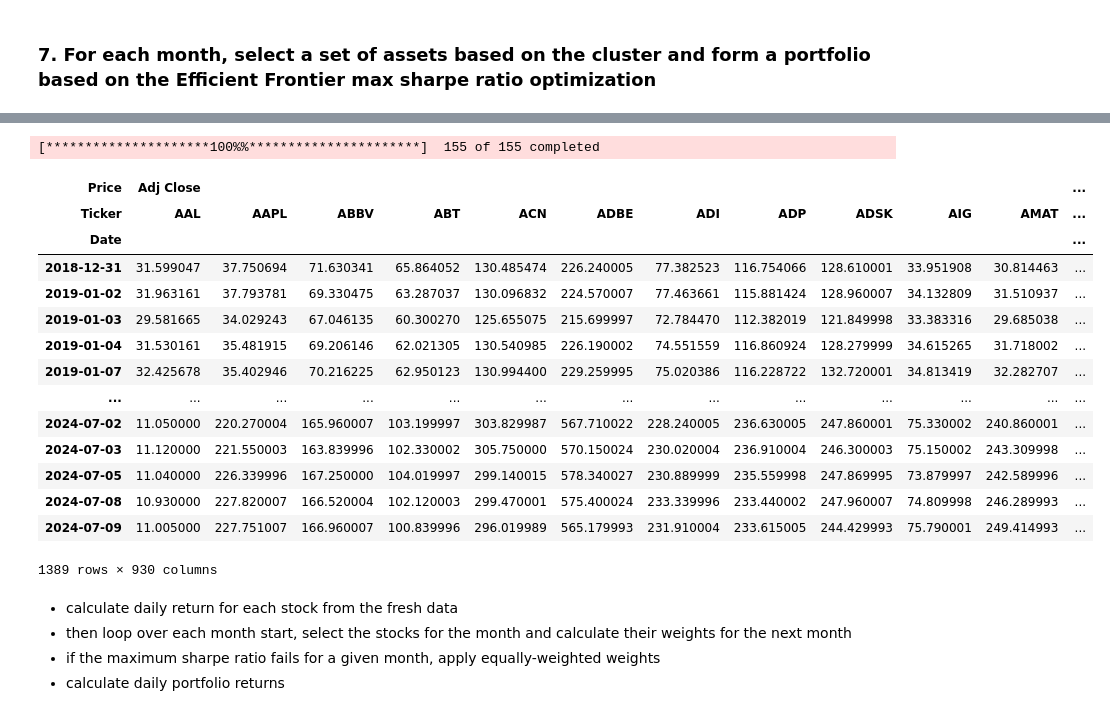
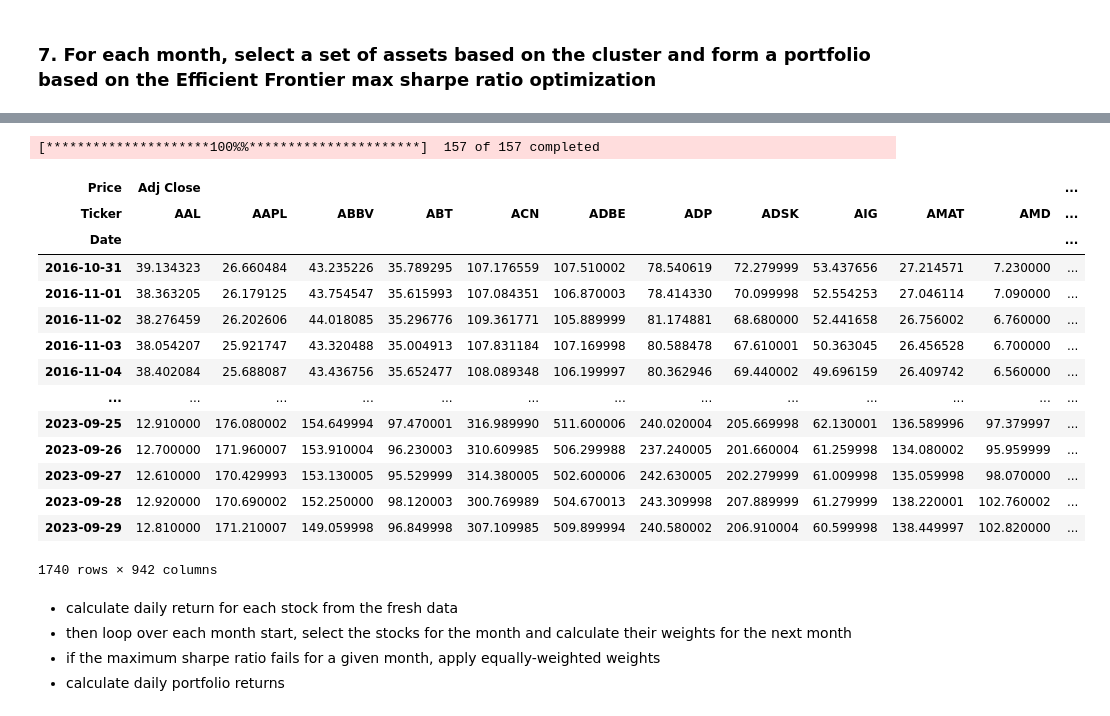
Before and after one commit to absirgue/unsupervised_trading_strategy, a Jupyter notebook: main.ipynb, the cells around one changed output, grey strips where cells are left out. Saved outputs shown, nothing was run; the diff lists cells and outputs as text; code cells hidden in the pictures.

```diff
--- a/main.ipynb
+++ b/main.ipynb
@@ -147,21 +174,21 @@ We do this in order to reflect different time series dynamics which reflect the
 # %%
 def calculate_returns(df):
 
-    lags = [1,2,3,6,9,12]
+    outlier_cutoff = 0.005
 
-    # There will certainly be outliers in our data. If it's the case we want to clip them. We detect outliers
-    # as points in the 99.5 percentile.
-    outlier_threshold = 0.005
+    lags = [1, 2, 3, 6, 9, 12]
 
     for lag in lags:
-        df[f"return_{lag}m"] = (df["adj close"]
-                                .pct_change(lag)
-                                .pipe(lambda x: x.clip(lower = x.quantile(outlier_threshold),upper=x.quantile(1-outlier_threshold)))
-                                .add(1)
-                                .pow(1/lag)
-                                .sub(1))
 
+        df[f'return_{lag}m'] = (df['adj close']
+                              .pct_change(lag)
+                              .pipe(lambda x: x.clip(lower=x.quantile(outlier_cutoff),
+                                                     upper=x.quantile(1-outlier_cutoff)))
+                              .add(1)
+                              .pow(1/lag)
+                              .sub(1))
     return df
+
 
 data = data.groupby(level=1, group_keys=False).apply(calculate_returns).dropna()
 
@@ -351,39 +441,49 @@ fixed_dates
 # %%
 from pypfopt.efficient_frontier import EfficientFrontier
-from pypfopt import risk_models, expected_returns
+from pypfopt import risk_models,expected_returns
 
-# Providing this function with price data for each stock for the past year will lead to weights forming a portfolio
-# of these stocks with max sharpe ratio.
-def optimize_weights(prices,lower_bound = 0):
-    returns = expected_returns.mean_historical_return(prices=prices, frequency=252)
-    cov = risk_models.sample_cov(prices=prices,frequency=252)
-    # We set the max weight to be 10% so that we ensure a diversified portfolio.
-    ef = EfficientFrontier(expected_returns=returns, cov_matrix=cov,solver="SCS",weight_bounds=(lower_bound,.1))
+
+def optimize_weights(prices, lower_bound=0):
+
+    returns = expected_returns.mean_historical_return(prices=prices,
+                                                      frequency=252)
+
+    cov = risk_models.sample_cov(prices=prices,
+                                 frequency=252)
+
+    ef = EfficientFrontier(expected_returns=returns,
+                           cov_matrix=cov,
+                           weight_bounds=(lower_bound, .1),
+                           solver='SCS')
+
     weights = ef.max_sharpe()
-    # clean weights rounds the weights and clips them near 0.
+
     return ef.clean_weights()
 
 stocks = data.index.get_level_values('ticker').unique().tolist()
-new_df = yf.download(tickers = stocks, start = data.index.get_level_values('date').unique()[0]-pd.DateOffset(month=12),
-                     end = data.index.get_level_values('date').unique()[-1])
+
+new_df = yf.download(tickers=stocks,
+                     start=data.index.get_level_values('date').unique()[0]-pd.DateOffset(months=12),
+                     end=data.index.get_level_values('date').unique()[-1])
+
 new_df
 # %% [output]
-[*********************100%%**********************]  155 of 155 completed
+[*********************100%%**********************]  157 of 157 completed
 | Price | Adj Close |  |  |  |  |  |  |  |  |  |  | ... |
-| Ticker | AAL | AAPL | ABBV | ABT | ACN | ADBE | ADI | ADP | ADSK | AIG | AMAT | ... |
+| Ticker | AAL | AAPL | ABBV | ABT | ACN | ADBE | ADP | ADSK | AIG | AMAT | AMD | ... |
 | Date |  |  |  |  |  |  |  |  |  |  |  | ... |
-| 2018-12-31 | 31.599047 | 37.750694 | 71.630341 | 65.864052 | 130.485474 | 226.240005 | 77.382523 | 116.754066 | 128.610001 | 33.951908 | 30.814463 | ... |
-| 2019-01-02 | 31.963161 | 37.793781 | 69.330475 | 63.287037 | 130.096832 | 224.570007 | 77.463661 | 115.881424 | 128.960007 | 34.132809 | 31.510937 | ... |
-| 2019-01-03 | 29.581665 | 34.029243 | 67.046135 | 60.300270 | 125.655075 | 215.699997 | 72.784470 | 112.382019 | 121.849998 | 33.383316 | 29.685038 | ... |
-| 2019-01-04 | 31.530161 | 35.481915 | 69.206146 | 62.021305 | 130.540985 | 226.190002 | 74.551559 | 116.860924 | 128.279999 | 34.615265 | 31.718002 | ... |
-| 2019-01-07 | 32.425678 | 35.402946 | 70.216225 | 62.950123 | 130.994400 | 229.259995 | 75.020386 | 116.228722 | 132.720001 | 34.813419 | 32.282707 | ... |
+| 2016-10-31 | 39.134323 | 26.660484 | 43.235226 | 35.789295 | 107.176559 | 107.510002 | 78.540619 | 72.279999 | 53.437656 | 27.214571 | 7.230000 | ... |
+| 2016-11-01 | 38.363205 | 26.179125 | 43.754547 | 35.615993 | 107.084351 | 106.870003 | 78.414330 | 70.099998 | 52.554253 | 27.046114 | 7.090000 | ... |
+| 2016-11-02 | 38.276459 | 26.202606 | 44.018085 | 35.296776 | 109.361771 | 105.889999 | 81.174881 | 68.680000 | 52.441658 | 26.756002 | 6.760000 | ... |
+| 2016-11-03 | 38.054207 | 25.921747 | 43.320488 | 35.004913 | 107.831184 | 107.169998 | 80.588478 | 67.610001 | 50.363045 | 26.456528 | 6.700000 | ... |
+| 2016-11-04 | 38.402084 | 25.688087 | 43.436756 | 35.652477 | 108.089348 | 106.199997 | 80.362946 | 69.440002 | 49.696159 | 26.409742 | 6.560000 | ... |
 | ... | ... | ... | ... | ... | ... | ... | ... | ... | ... | ... | ... | ... |
-| 2024-07-02 | 11.050000 | 220.270004 | 165.960007 | 103.199997 | 303.829987 | 567.710022 | 228.240005 | 236.630005 | 247.860001 | 75.330002 | 240.860001 | ... |
-| 2024-07-03 | 11.120000 | 221.550003 | 163.839996 | 102.330002 | 305.750000 | 570.150024 | 230.020004 | 236.910004 | 246.300003 | 75.150002 | 243.309998 | ... |
-| 2024-07-05 | 11.040000 | 226.339996 | 167.250000 | 104.019997 | 299.140015 | 578.340027 | 230.889999 | 235.559998 | 247.869995 | 73.879997 | 242.589996 | ... |
-| 2024-07-08 | 10.930000 | 227.820007 | 166.520004 | 102.120003 | 299.470001 | 575.400024 | 233.339996 | 233.440002 | 247.960007 | 74.809998 | 246.289993 | ... |
-| 2024-07-09 | 11.005000 | 227.751007 | 166.960007 | 100.839996 | 296.019989 | 565.179993 | 231.910004 | 233.615005 | 244.429993 | 75.790001 | 249.414993 | ... |
+| 2023-09-25 | 12.910000 | 176.080002 | 154.649994 | 97.470001 | 316.989990 | 511.600006 | 240.020004 | 205.669998 | 62.130001 | 136.589996 | 97.379997 | ... |
+| 2023-09-26 | 12.700000 | 171.960007 | 153.910004 | 96.230003 | 310.609985 | 506.299988 | 237.240005 | 201.660004 | 61.259998 | 134.080002 | 95.959999 | ... |
+| 2023-09-27 | 12.610000 | 170.429993 | 153.130005 | 95.529999 | 314.380005 | 502.600006 | 242.630005 | 202.279999 | 61.009998 | 135.059998 | 98.070000 | ... |
+| 2023-09-28 | 12.920000 | 170.690002 | 152.250000 | 98.120003 | 300.769989 | 504.670013 | 243.309998 | 207.889999 | 61.279999 | 138.220001 | 102.760002 | ... |
+| 2023-09-29 | 12.810000 | 171.210007 | 149.059998 | 96.849998 | 307.109985 | 509.899994 | 240.580002 | 206.910004 | 60.599998 | 138.449997 | 102.820000 | ... |
-1389 rows × 930 columns
+1740 rows × 942 columns
 # %% [markdown]
 - calculate daily return for each stock from the fresh data
 - then loop over each month start, select the stocks for the month and calculate their weights for the next month
```
Also changed, not shown: parts of 12 cells of this notebook.
